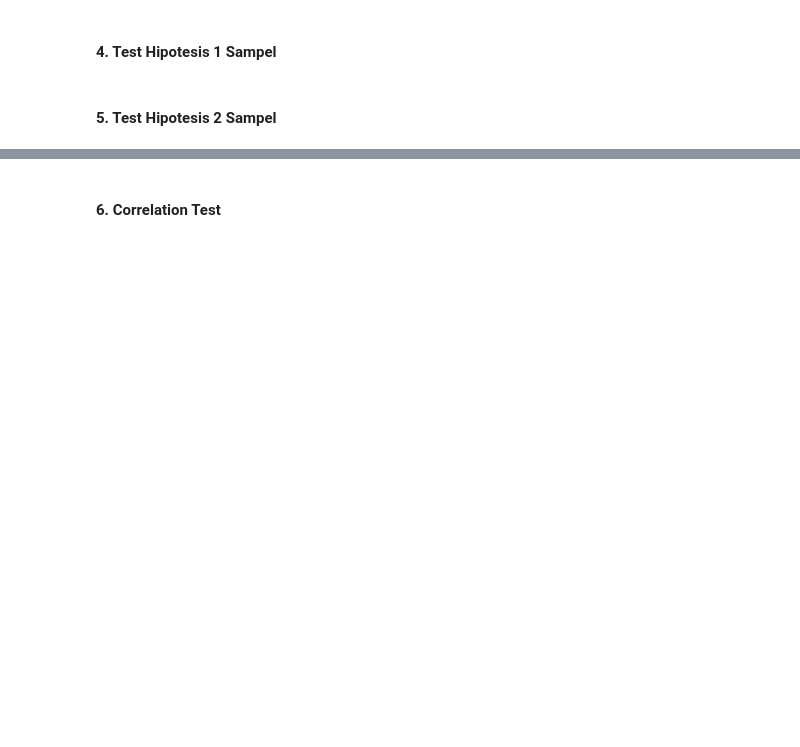
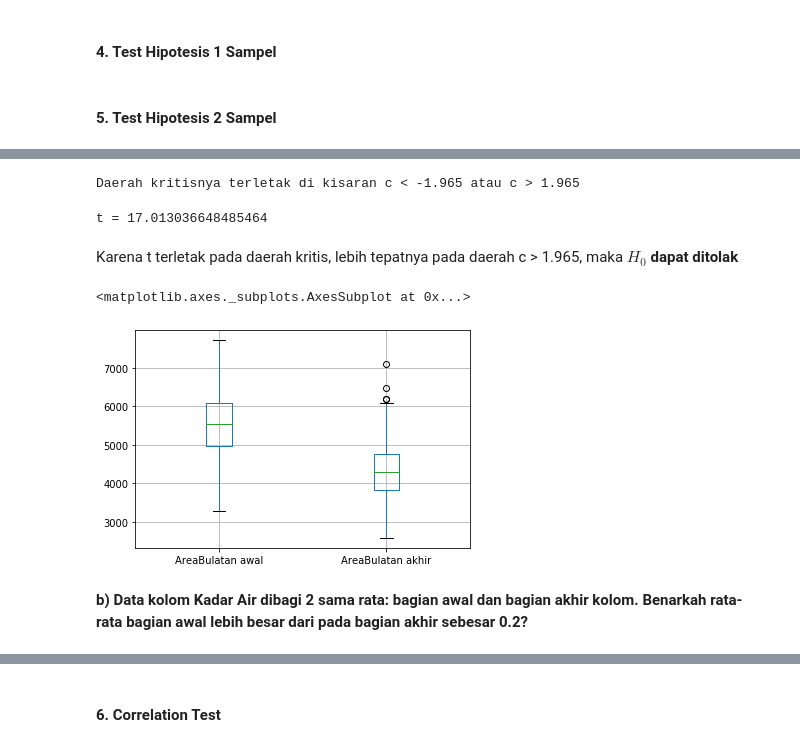
Before and after one commit to raihanastrada/probstat-data-analysis, a Jupyter notebook: K03-T1-IF2220-13519113.ipynb, the cells around one changed output, grey strips where cells are left out. Drawn from its saved outputs; the diff is of its cells as text; code cells hidden in the pictures; blank space fills up the shorter version.

```diff
--- a/K03-T1-IF2220-13519113.ipynb
+++ b/K03-T1-IF2220-13519113.ipynb
@@ -426,0 +470,37 @@ Berdasarkan histogram plotnya, suatu kolom dapat dikatakan berdistribusi normal
+# %%
+# Mencari daerah kritis
+def degreeFreedom2(n1,n2):
+    return (n1+n2-2)
+
+sample = df.shape[0]//2
+c_val = stats.t.ppf(0.975, degreeFreedom2(sample,sample)).round(3)
+
+# Daerah kritis untuk two-tailed, p < -Po atau p > Po
+print("Daerah kritisnya terletak di kisaran c < {0} atau c > {1}".format(abs(c_val)*(-1),abs(c_val)))
+# %% [output]
+Daerah kritisnya terletak di kisaran c < -1.965 atau c > 1.965
+# %%
+def ttest(a, b, uk1, uk2, n1, n2):
+    std_err = math.sqrt((a.var()/n1)+(b.var()/n2))
+    t = ((a.mean()-b.mean())-(uk1-uk2))/std_err
+    return t
+
+# Menghitung nilai uji statistik
+area_1 = df['AreaBulatan'].head(sample) # Bagian awal kolom
+area_2 = df['AreaBulatan'].tail(sample) # Bagian akhir kolom
+result = ttest(area_1, area_2, 0, 0, sample, sample)
+print("t = {0}".format(result))
+# %% [output]
+t = 17.013036648485464
+# %% [markdown]
+Karena t terletak pada daerah kritis, lebih tepatnya pada daerah c > 1.965, maka $H_0$ **dapat ditolak**
+# %%
+# Boxplot
+data_to_plot = pd.DataFrame({"AreaBulatan awal": area_1, "AreaBulatan akhir": area_2})
+data_to_plot.boxplot()
+# %% [output]
+<matplotlib.axes._subplots.AxesSubplot at 0x...>
+[figure, added]
+# %% [markdown]
+**b) Data kolom Kadar Air dibagi 2 sama rata: bagian awal dan bagian akhir kolom. Benarkah
+rata-rata bagian awal lebih besar dari pada bagian akhir sebesar 0.2?**
```
Also changed, not shown: parts of 31 cells of this notebook.
